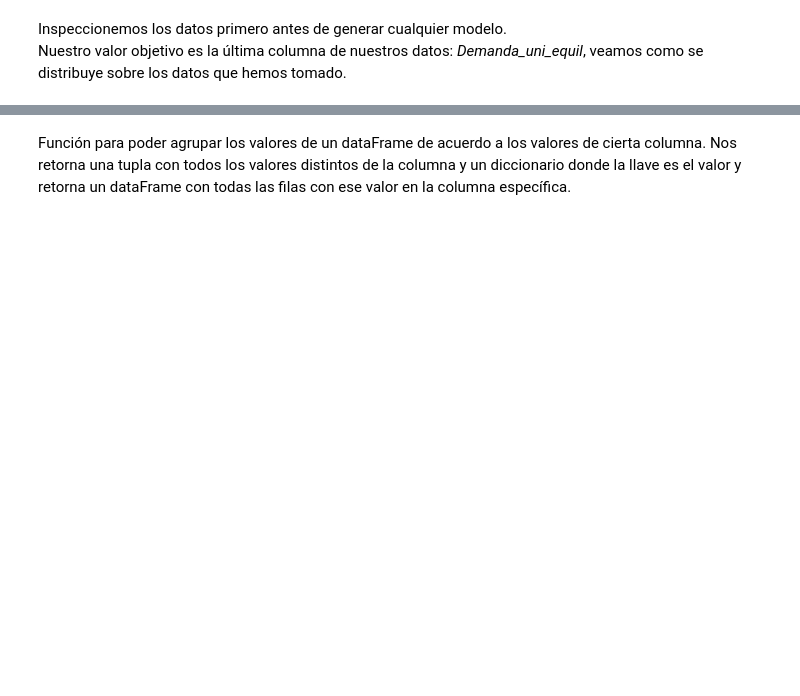
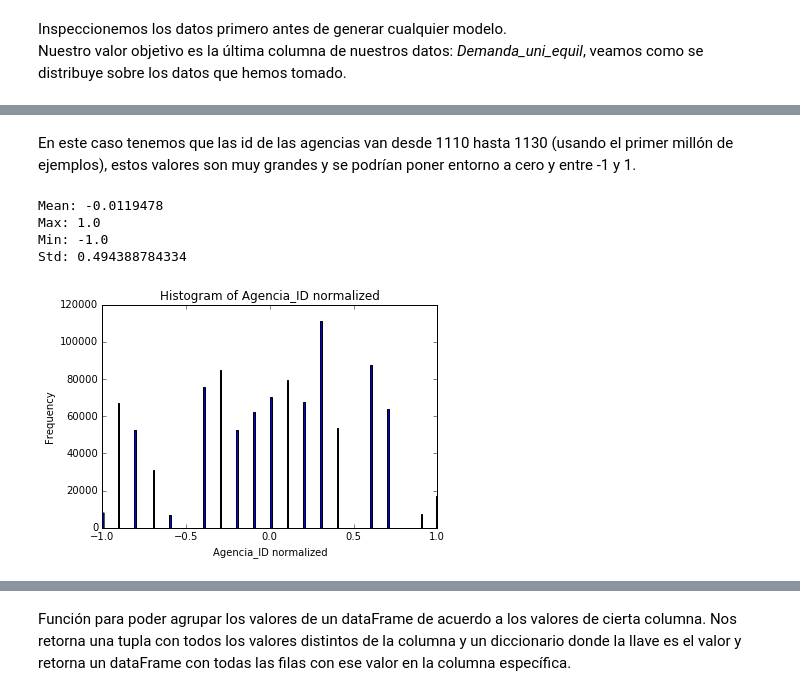
Before and after one commit to SetaSouto/BimboInvDemand, a Jupyter notebook: GrupoBimbo.ipynb, the cells around one changed output, grey strips where cells are left out. Saved outputs shown, nothing was run; the diff lists cells and outputs as text; code cells hidden in the pictures; blank space fills up the shorter version.

```diff
--- a/GrupoBimbo.ipynb
+++ b/GrupoBimbo.ipynb
@@ -91,0 +117,19 @@ toHist(demanda_uni_equil, 20, 'Histogram of Demanda_uni_equil', 'Value', 'Freque
+# %% [markdown]
+En este caso tenemos que las id de las agencias van desde 1110 hasta 1130 (usando el primer millón de ejemplos), estos valores son muy grandes y se podrían poner entorno a cero y entre -1 y 1.
+# %%
+npagencia_id = agencia_id.as_matrix().astype('float64')
+min = npagencia_id.min()
+max = npagencia_id.max()
+# Center in zero:
+npagencia_id = (npagencia_id - min - (max-min)/2) / ((max-min)/2)
+print('Mean:', npagencia_id.mean())
+print('Max:', npagencia_id.max())
+print('Min:', npagencia_id.min())
+print('Std:', npagencia_id.std())
+toHist(npagencia_id, 2, 'Histogram of Agencia_ID normalized', 'Agencia_ID normalized')
+# %% [output]
+Mean: -0.0119478
+Max: 1.0
+Min: -1.0
+Std: 0.494388784334
+[figure, added]
```
Also changed, not shown: parts of 18 cells of this notebook.
